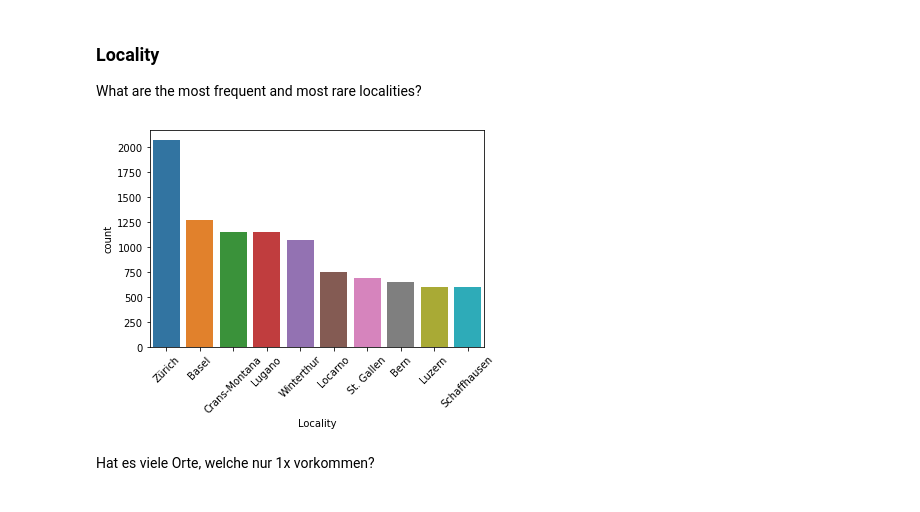
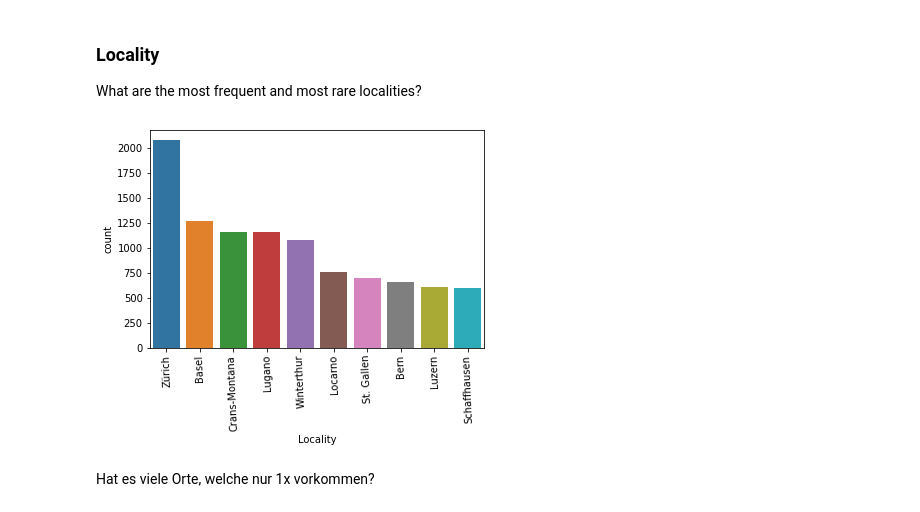
Before and after one commit to kenfus/hs-2020-immobilienrechner, a Jupyter notebook: eda.ipynb, the cells around one changed output. Saved outputs shown, nothing was run; the diff lists cells and outputs as text; code cells hidden in the pictures.

```diff
--- a/eda.ipynb
+++ b/eda.ipynb
@@ -325,13 +329,13 @@ What are the most frequent and most rare localities?
 # %%
 n = 10 # Show top N
 feature = 'Locality'
-top_n_frequent_cities = csv_data[feature].value_counts()[:n].index.tolist()
+top_n_frequent_cities = csv_data[feature].value_counts().head(10).index.tolist()
 csv_data_filtered_freq_cities = csv_data[csv_data[feature].isin(top_n_frequent_cities)]
-ax = sns.countplot(x=feature,data=csv_data_filtered_freq_cities, order = top_n_frequent_cities)
-plt.xticks(rotation=45)
+sns.countplot(x=feature,data=csv_data_filtered_freq_cities, order = top_n_frequent_cities)
+plt.xticks(rotation=92.5)
 plt.show()
 # %% [output]
-[figure, old version]
+[figure, new version]
 # %% [markdown]
 Hat es viele Orte, welche nur 1x vorkommen?
 # %%
```
Also changed, not shown: parts of 15 cells of this notebook, 11 other files.
